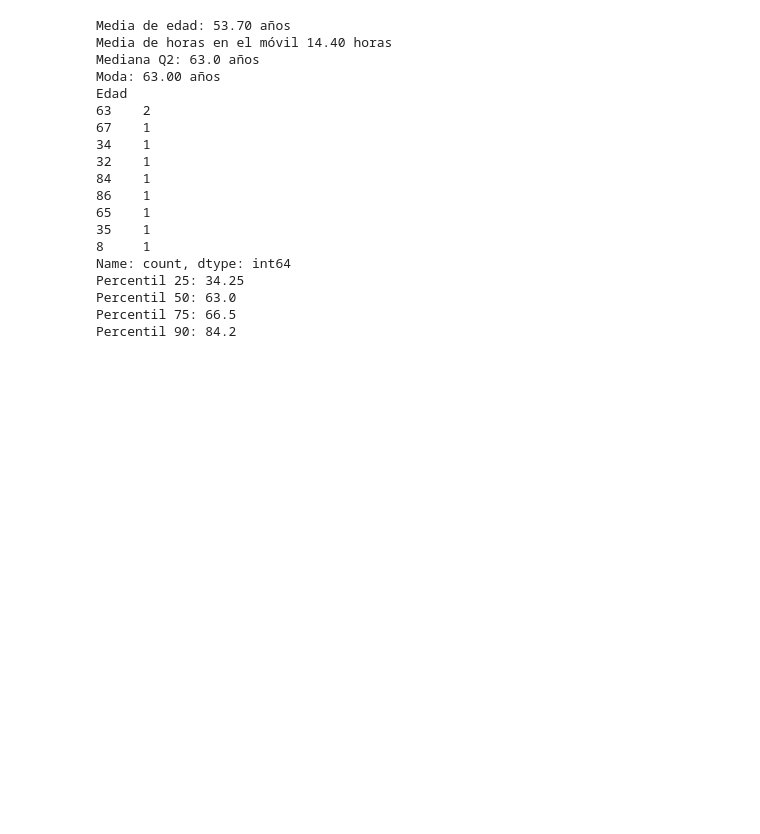
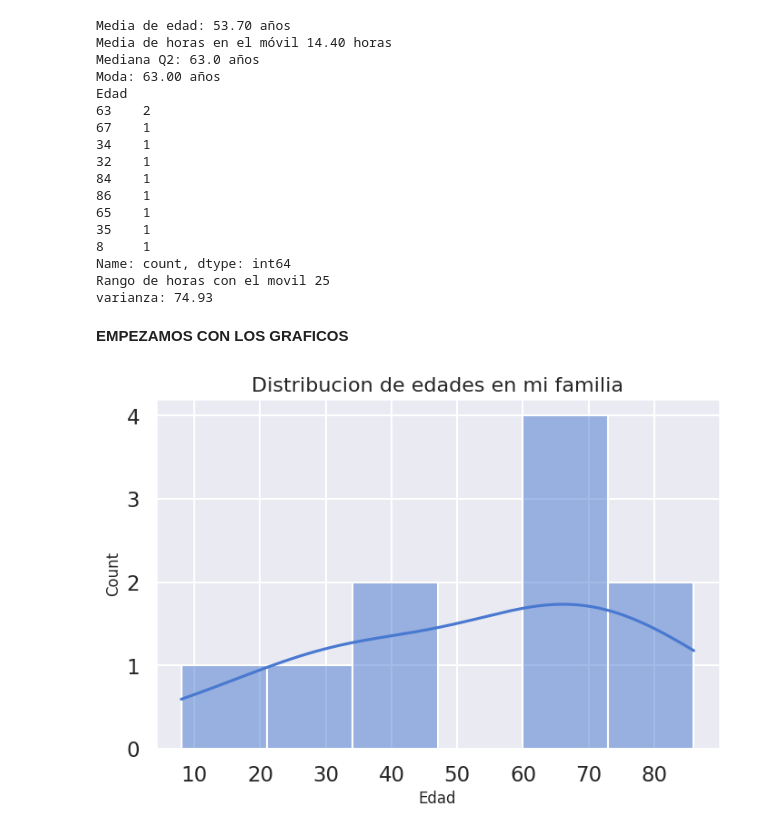
Before and after one commit to Miris-01/colab-practising, a Jupyter notebook: ej_estadistica.ipynb, the cells around one changed output. Cells and saved outputs as stored; diff of their text form; code cells hidden in the pictures; blank space fills up the shorter version.

Commit message:
Utilizaré este Google Colab para ir practicando que vayamos viendo en clase de estadística.

```diff
--- a/ej_estadistica.ipynb
+++ b/ej_estadistica.ipynb
@@ -65,10 +54,27 @@ print(df['Edad'].value_counts())
 
 #percentiles y cuartiles: medidas de posición estadística que dividen un conjunto de datos ordenados en partes porcentualmente iguales.
 
-print(f"Percentil 25: {np.percentile(df['Edad'], 25)}")
-print(f"Percentil 50: {np.percentile(df['Edad'], 50)}")
-print(f"Percentil 75: {np.percentile(df['Edad'], 75)}")
-print(f"Percentil 90: {np.percentile(df['Edad'], 90)}")
+#print(f"Percentil 25: {np.percentile(df['Edad'], 25)}")#el 25% esta por debajo de este resultado Q1
+#print(f"Percentil 50: {np.percentile(df['Edad'], 50)}")#el 50% esta por debajo de este resultado Equivale al Q2 y a la mediana
+#print(f"Percentil 75: {np.percentile(df['Edad'], 75)}")#el 75% esta por debajo de este resultado Q3
+#print(f"Percentil 90: {np.percentile(df['Edad'], 90)}")#el 90% esta por debajo de este resultado
+
+#MEDIDAS DE DISPERSION
+#RANGO
+rango = max(df['Horas_Movil']) - min(df['Horas_Movil'])
+print(f"Rango de horas con el movil {rango}")
+
+#RANGO INTERCUARTILICO: representa el 50% central de los datos
+rango_in = np.percentile(df['Edad'], 75) - np.percentile(df['Edad'], 25) #Q3 - Q1
+#print(f'Rango intercuartil: {rango_in}')
+#detectar outliners
+lim_inf = df['Edad'].quantile(0.25)
+#print('Limite inferior',lim_inf)
+lim_sup = df['Edad'].quantile(0.75)
+#print('Limite superior',lim_sup)
+#VARIANZA: mide la dispersion promedio al cuadrado respecto a la media
+varianza = np.var(df["Horas_Movil"], ddof=1)
+print(f'varianza: {varianza:.2f}')
 # %% [output]
 Media de edad: 53.70 años
 Media de horas en el móvil 14.40 horas
@@ -85,7 +91,27 @@ Edad
 35    1
 8     1
 Name: count, dtype: int64
-Percentil 25: 34.25
-Percentil 50: 63.0
-Percentil 75: 66.5
-Percentil 90: 84.2
+Rango de horas con el movil 25
+varianza: 74.93
+# %% [markdown]
+**EMPEZAMOS CON LOS GRAFICOS**
+# %%
+#Cargamos configuracion visual inicial
+
+sns.set_theme(
+    style = 'darkgrid',
+    palette = 'muted',
+    context = 'talk',
+    rc={
+        'figure.figsize': (8,5),
+        'axes.titlesize': 16,
+        'axes.labelsize': 12
+    },
+)
+# %%
+sns.histplot(data=df, x='Edad',bins=6, kde=True)
+plt.title('Distribucion de edades en mi familia')
+plt.show()
+#No hay nadie en los 50!!!!
+# %% [output]
+[figure, added]
```
Also changed, not shown: parts of 4 cells of this notebook.
